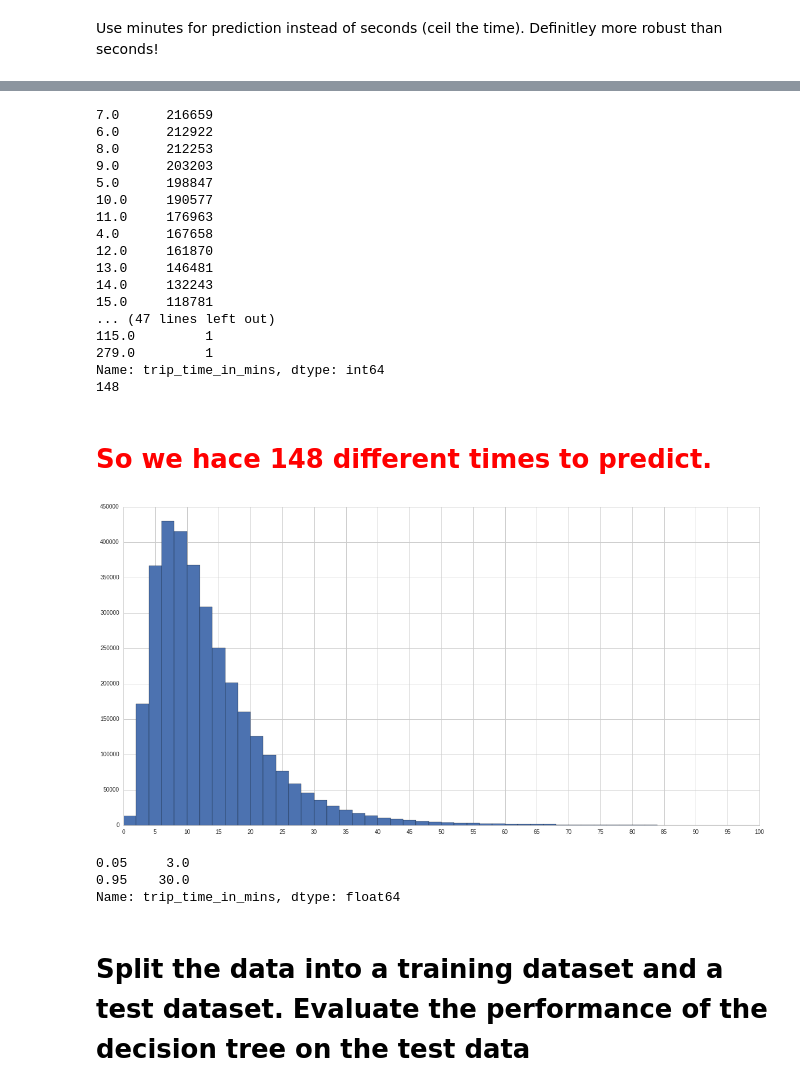
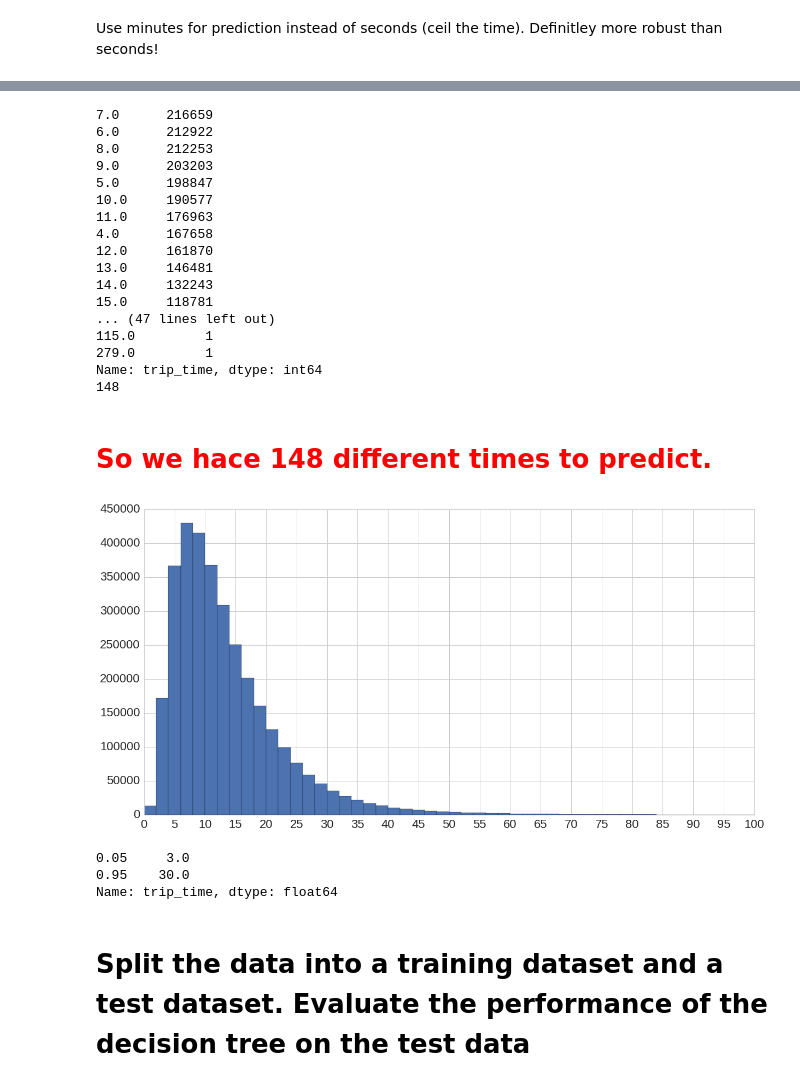
Before and after one commit to nikhase/nyc-taxi, a Jupyter notebook: weeklyAnalysis.ipynb, the cells around one changed output, grey strips where cells are left out. Drawn from its saved outputs; the diff is of its cells as text; code cells hidden in the pictures.

```diff
--- a/weeklyAnalysis.ipynb
+++ b/weeklyAnalysis.ipynb
@@ -849,8 +845,8 @@ time_regression_df.ix[:,0:6].describe()
 | 75% | 5.000000e+00 | 1.900000e+01 | 4.076813e+01 | -7.396825e+01 | 4.076884e+01 | ... |
 | max | 6.000000e+00 | 2.300000e+01 | 4.085636e+01 | -7.377812e+01 | 4.085640e+01 | ... |
 # %%
-print(time_regression_df.trip_time_in_mins.value_counts())
-print(len(time_regression_df.trip_time_in_mins.value_counts()))
+print(time_regression_df.trip_time.value_counts())
+print(len(time_regression_df.trip_time.value_counts()))
 # %% [output]
 7.0      216659
 6.0      212922
@@ -867,21 +863,21 @@ print(len(time_regression_df.trip_time_in_mins.value_counts()))
 ... (47 lines left out)
 115.0         1
 279.0         1
-Name: trip_time_in_mins, dtype: int64
+Name: trip_time, dtype: int64
 148
 # %% [markdown]
 # <font color = 'red'> So we hace 148 different times to predict. </font>
 # %%
-plt.hist(time_regression_df.trip_time_in_mins.values, bins=50, range = [0,100])
+plt.hist(time_regression_df.trip_time.values, bins=50, range = [0,100])
 plt.locator_params(axis = 'x', nbins = 20)
 # %% [output]
-[figure, old version]
+[figure, new version]
 # %%
-time_regression_df.trip_time_in_mins.quantile([0.05, 0.95])
+time_regression_df.trip_time.quantile([0.05, 0.95])
 # %% [output]
 0.05     3.0
 0.95    30.0
-Name: trip_time_in_mins, dtype: float64
+Name: trip_time, dtype: float64
 # %% [markdown]
 # Split the data into a training dataset and a test dataset. Evaluate the performance of the decision tree on the test data
 # %%
```
Also changed, not shown: parts of 25 cells of this notebook.
